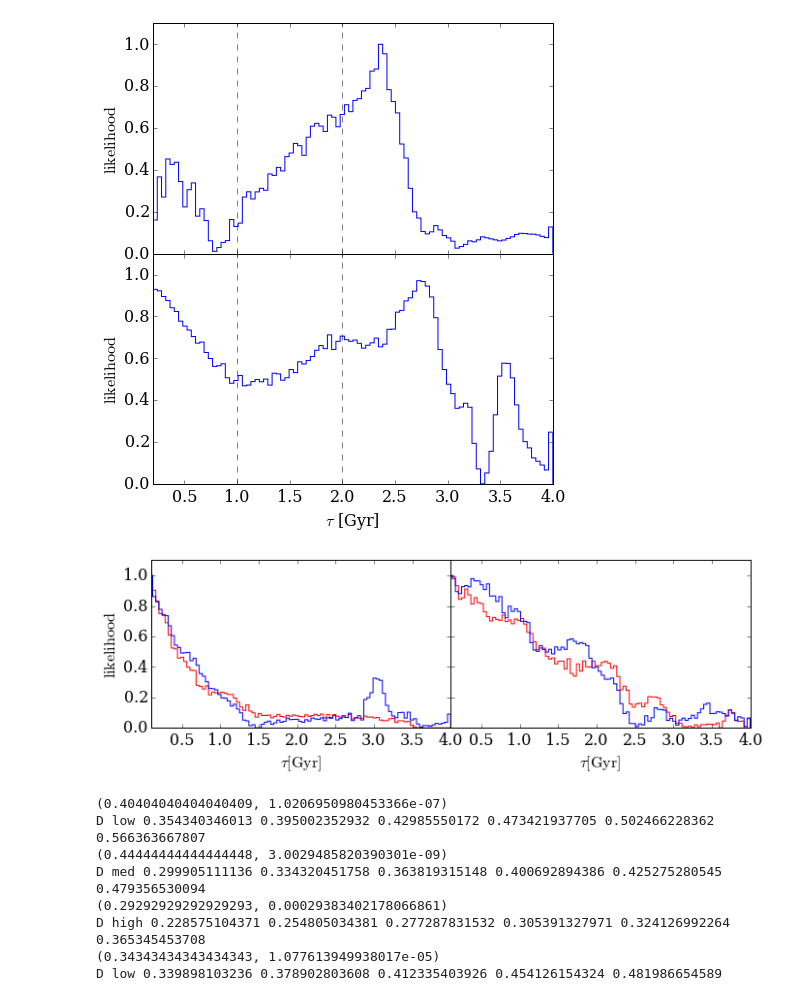
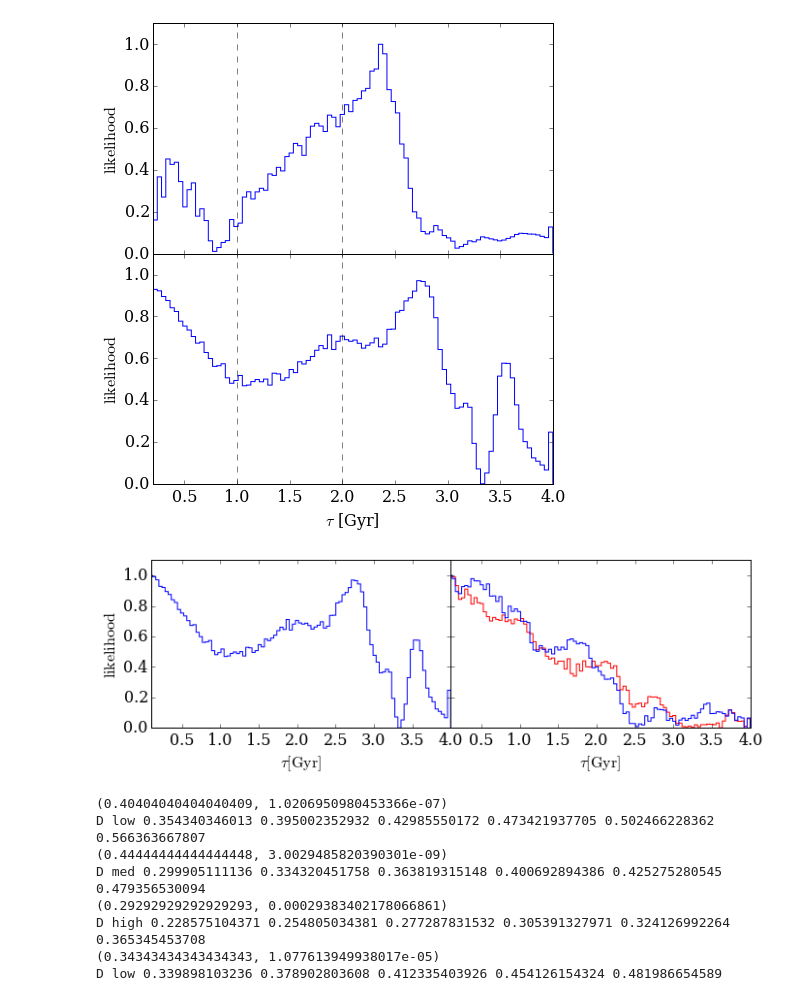
Before and after one commit to rjsmethurst/gv_followup, a Jupyter notebook: bpt/histogram_plots_red_green.ipynb, the cells around one changed output. Drawn from its saved outputs; the diff is of its cells as text; code cells hidden in the pictures.

```diff
--- a/bpt/histogram_plots_red_green.ipynb
+++ b/bpt/histogram_plots_red_green.ipynb
@@ -201,31 +201,31 @@ P.savefig('quenching_rate_histograms_red_green_blue_disc.png', facecolor='None',
 # %%
 F = P.figure(figsize=(10,3.5))
 ax5 = P.subplot2grid((1,2), (0,0))
-ax5.hist(Ys, weights = ysla, bins=Ys, histtype='step', color='r')
-ax5.hist(Ys, weights = ydla, bins=Ys, histtype='step', color='b')
+ax5.hist(Ys, weights = ydha, bins=Ys, histtype='step', color='b')
+#ax5.hist(Ys, weights = ydla, bins=Ys, histtype='step', color='b')
 ax5.set_xlim(0.1, 4.0)
 ax5.set_ylim(0, 1.1)
 #ax5.text(1.2, 0.25, 'Medium Mass Inactive Galaxies')
 #ax5.text(1.2, 0.15, 'Disc', color='b')
 #ax5.text(1.2, 0.05, 'Smooth', color='r')
 #ax5.tick_params('both', labelbottom='off', labelleft='off')
 ax5.set_ylabel(r'$\rm{likelihood}$')
 ax5.set_xlabel(r'$\tau \rm{[Gyr]}$')
 ax6 = P.subplot2grid((1,2), (0,1))
 ax6.hist(Ys, weights = ysli, bins=Ys, histtype='step', color='r')
 ax6.hist(Ys, weights = ydli, bins=Ys, histtype='step', color='b')
 ax6.set_xlim(0.1, 4.0)
 ax6.set_ylim(0, 1.1)
 #ax6.text(1.2, 0.25, 'High Mass Inactive Galaxies')
 #ax6.text(1.2, 0.15, 'Disc', color='b')
 #ax6.text(1.2, 0.05, 'Smooth', color='r')
 ax6.set_xlabel(r'$\tau \rm{[Gyr]}$')
 ax6.tick_params('y', labelleft='off')
 P.tight_layout()
 P.subplots_adjust(left =0.1, wspace=0.0, hspace=0.0)
 P.savefig('quenching_rate_histograms_lowmass_disc_and_smooth_type2_agn.png', facecolor="None", edgecolor="None")
 # %% [output]
-[figure, old version]
+[figure, new version]
 # %%
 print ks_2samp(ysla, ysli)
 D = ((N.sum(ysla) + N.sum(ysli))/(N.sum(ysla)*N.sum(ysli)))**0.5
```
Also changed, not shown: 2 other files.
